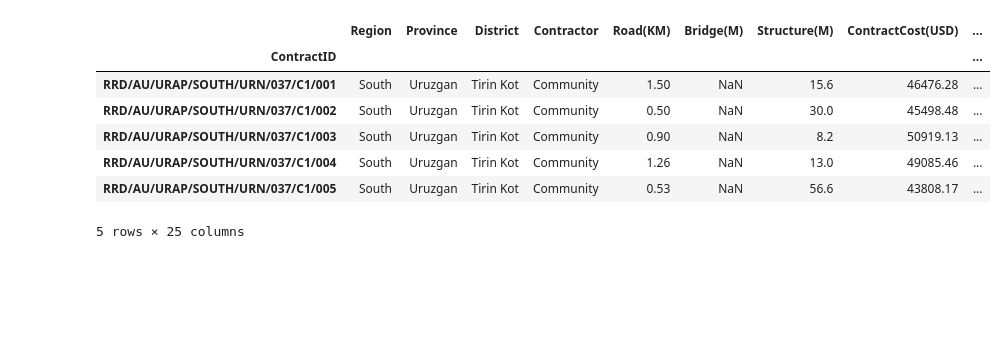
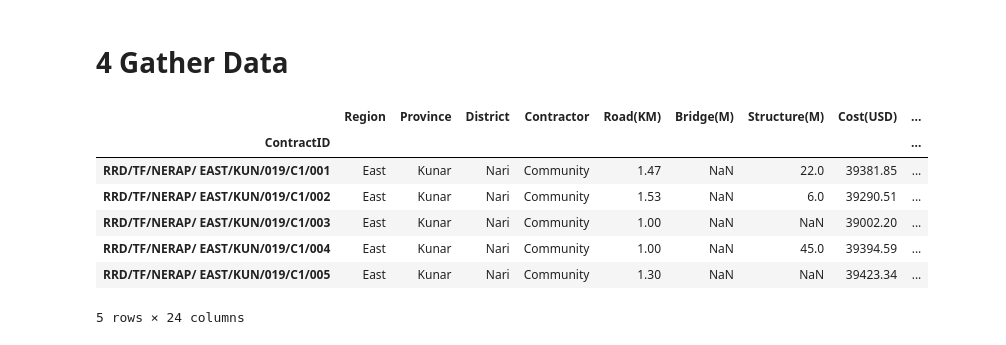
Before and after one commit to zahidkakar46/Data-Science, a Jupyter notebook: EDA_NRAP_datasource.ipynb, the cells around one changed output. Saved outputs shown, nothing was run; the diff lists cells and outputs as text; code cells hidden in the pictures; blank space fills up the shorter version.

```diff
--- a/EDA_NRAP_datasource.ipynb
+++ b/EDA_NRAP_datasource.ipynb
@@ -5,11 +120,15 @@ df = pd.read_csv('NRAP_dataset.csv', index_col='ContractID')
+# %% [markdown]
+# 4 Gather Data
 # %%
-df.head(5)
+# creates a dataframe by the name of data which is widly used in this project
+data = pd.DataFrame(eda.load_dataset()) # eda is module and the load_dataset() extract data
+data.head()
 # %% [output]
-|  | Region | Province | District | Contractor | Road(KM) | Bridge(M) | Structure(M) | ContractCost(USD) | ... |
+|  | Region | Province | District | Contractor | Road(KM) | Bridge(M) | Structure(M) | Cost(USD) | ... |
 | ContractID |  |  |  |  |  |  |  |  | ... |
-| RRD/AU/URAP/SOUTH/URN/037/C1/001 | South | Uruzgan | Tirin Kot | Community | 1.50 | NaN | 15.6 | 46476.28 | ... |
-| RRD/AU/URAP/SOUTH/URN/037/C1/002 | South | Uruzgan | Tirin Kot | Community | 0.50 | NaN | 30.0 | 45498.48 | ... |
-| RRD/AU/URAP/SOUTH/URN/037/C1/003 | South | Uruzgan | Tirin Kot | Community | 0.90 | NaN | 8.2 | 50919.13 | ... |
-| RRD/AU/URAP/SOUTH/URN/037/C1/004 | South | Uruzgan | Tirin Kot | Community | 1.26 | NaN | 13.0 | 49085.46 | ... |
-| RRD/AU/URAP/SOUTH/URN/037/C1/005 | South | Uruzgan | Tirin Kot | Community | 0.53 | NaN | 56.6 | 43808.17 | ... |
+| RRD/TF/NERAP/ EAST/KUN/019/C1/001 | East | Kunar | Nari | Community | 1.47 | NaN | 22.0 | 39381.85 | ... |
+| RRD/TF/NERAP/ EAST/KUN/019/C1/002 | East | Kunar | Nari | Community | 1.53 | NaN | 6.0 | 39290.51 | ... |
+| RRD/TF/NERAP/ EAST/KUN/019/C1/003 | East | Kunar | Nari | Community | 1.00 | NaN | NaN | 39002.20 | ... |
+| RRD/TF/NERAP/ EAST/KUN/019/C1/004 | East | Kunar | Nari | Community | 1.00 | NaN | 45.0 | 39394.59 | ... |
+| RRD/TF/NERAP/ EAST/KUN/019/C1/005 | East | Kunar | Nari | Community | 1.30 | NaN | NaN | 39423.34 | ... |
-5 rows × 25 columns
+5 rows × 24 columns
```
Also changed, not shown: parts of 133 cells of this notebook, 11 other files.
